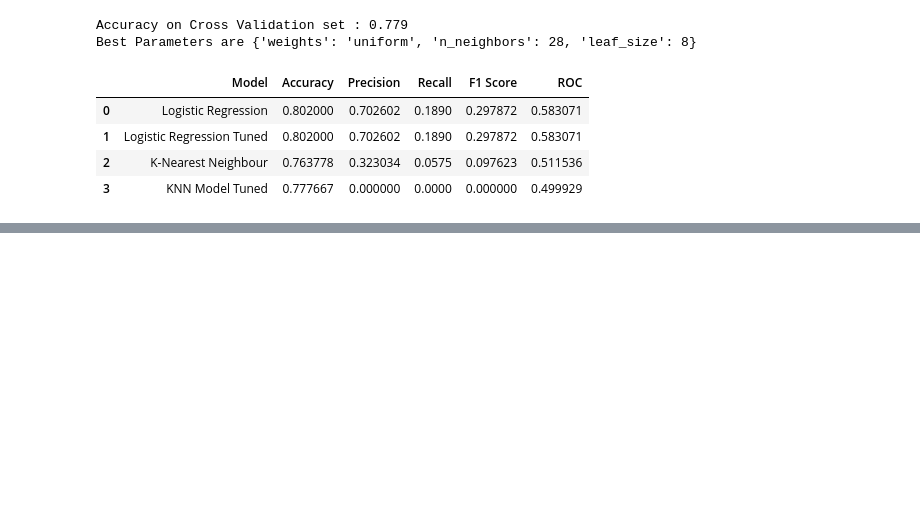
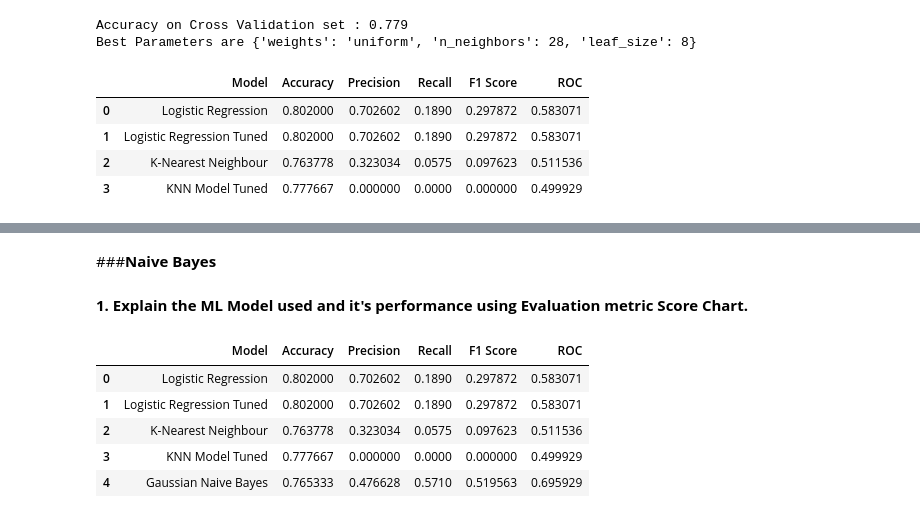
Before and after one commit to shaad4224/credit_card_default_prediction, a Jupyter notebook: Copy_of_credit_card_default_prediction.ipynb, the cells around one changed output, grey strips where cells are left out. Drawn from its saved outputs; the diff is of its cells as text; code cells hidden in the pictures; blank space fills up the shorter version.

```diff
--- a/Copy_of_credit_card_default_prediction.ipynb
+++ b/Copy_of_credit_card_default_prediction.ipynb
@@ -941,0 +950,2 @@ Best Parameters are {'weights': 'uniform', 'n_neighbors': 28, 'leaf_size': 8}
+# %% [markdown]
+###**Naive Bayes**
@@ -941,0 +958,21 @@ Best Parameters are {'weights': 'uniform', 'n_neighbors': 28, 'leaf_size': 8}
+# %% [markdown]
+**1. Explain the ML Model used and it's performance using Evaluation metric Score Chart.**
+# %%
+roc=roc_auc_score(y_test, y_pred)
+acc = accuracy_score(y_test, y_pred)
+prec = precision_score(y_test, y_pred)
+rec = recall_score(y_test, y_pred)
+f1 = f1_score(y_test, y_pred)
+cm4 = confusion_matrix(y_test, y_pred)
+
+model= pd.DataFrame([['Gaussian Naive Bayes', acc,prec,rec, f1,roc]],
+               columns = ['Model', 'Accuracy', 'Precision', 'Recall', 'F1 Score','ROC'])
+results= results.append(model, ignore_index = True)
+results
+# %% [output]
+|  | Model | Accuracy | Precision | Recall | F1 Score | ROC |
+| 0 | Logistic Regression | 0.802000 | 0.702602 | 0.1890 | 0.297872 | 0.583071 |
+| 1 | Logistic Regression Tuned | 0.802000 | 0.702602 | 0.1890 | 0.297872 | 0.583071 |
+| 2 | K-Nearest Neighbour | 0.763778 | 0.323034 | 0.0575 | 0.097623 | 0.511536 |
+| 3 | KNN Model Tuned | 0.777667 | 0.000000 | 0.0000 | 0.000000 | 0.499929 |
+| 4 | Gaussian Naive Bayes | 0.765333 | 0.476628 | 0.5710 | 0.519563 | 0.695929 |
```
Also changed, not shown: parts of 8 cells of this notebook.
